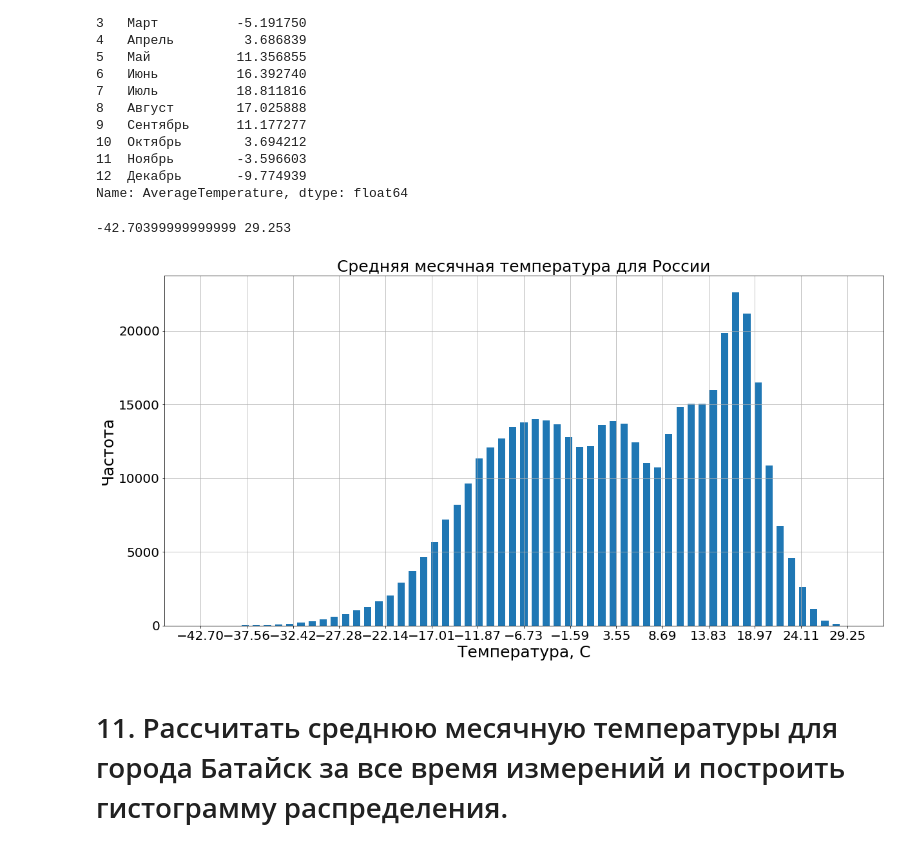
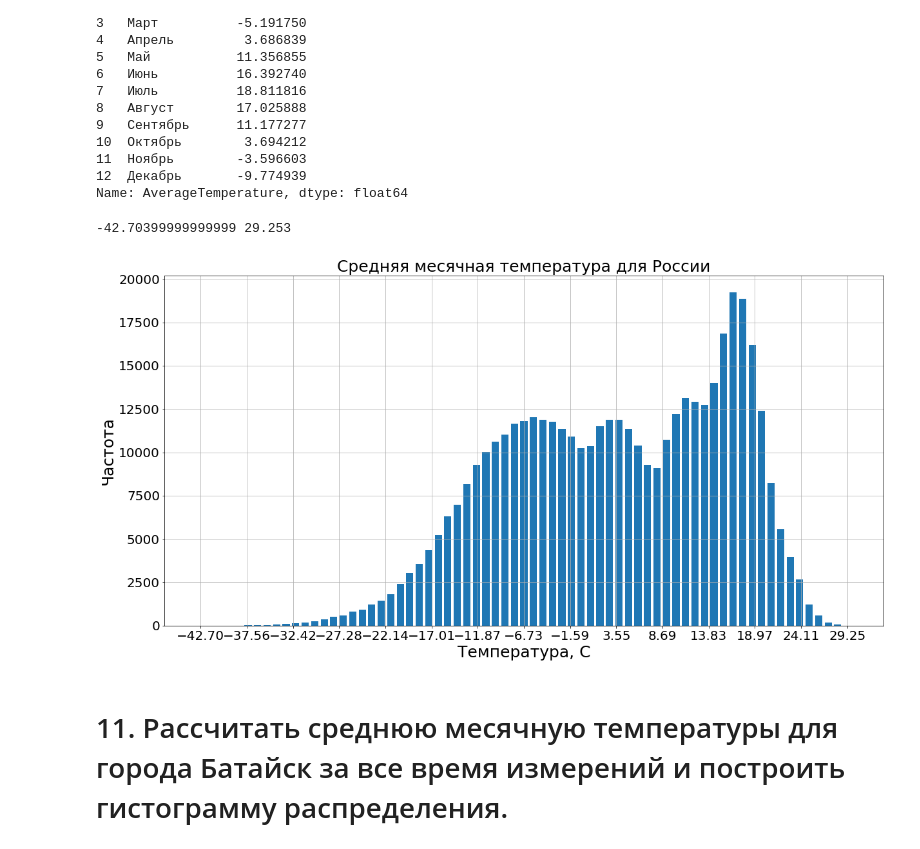
Before and after one commit to lerofa/itmo_python, a Jupyter notebook: DZ6/temp_dataset_analyz.ipynb, the cells around one changed output. Cells and saved outputs as stored; diff of their text form; code cells hidden in the pictures.

```diff
--- a/DZ6/temp_dataset_analyz.ipynb
+++ b/DZ6/temp_dataset_analyz.ipynb
@@ -171,20 +171,21 @@ Name: AverageTemperature, dtype: float64
 # %%
 temp_min = russian_cities['AverageTemperature'].min()
 temp_max = russian_cities['AverageTemperature'].max()
 print(temp_min, temp_max)
-russian_temps = russian_cities.groupby(pd.cut(russian_cities['AverageTemperature'], np.linspace(temp_min, temp_max, 60)))['dt'].count()
+russian_temps = russian_cities.groupby(pd.cut(russian_cities['AverageTemperature'],
+                                              np.linspace(temp_min, temp_max, 70)))['dt'].count()
 
 plt.figure(figsize=(20, 10));
 plt.bar(np.linspace(temp_min, temp_max, len(russian_temps.index)), russian_temps)
 plt.xlabel('Температура, С', fontsize=25)
 plt.ylabel('Частота', fontsize=25)
 plt.title('Средняя месячная температура для России', fontsize=25)
 plt.xticks(np.linspace(temp_min, temp_max, 15), fontsize=20)
 plt.yticks(fontsize=20)
 plt.grid()
 # %% [output]
 -42.70399999999999 29.253
-[figure, old version]
+[figure, new version]
 # %% [markdown]
 # 11. Рассчитать среднюю месячную температуры для города Батайск за все время измерений и построить гистограмму распределения.
 # %%
```
